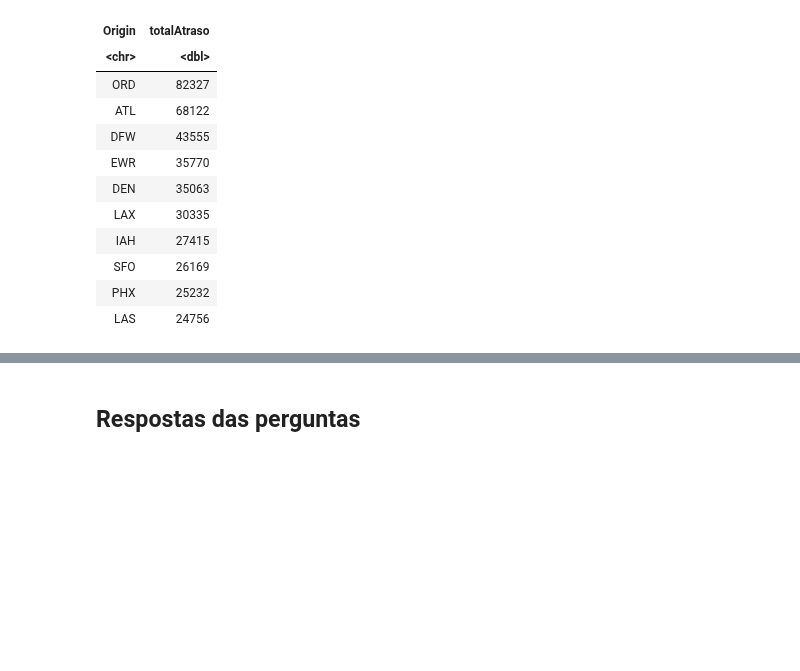
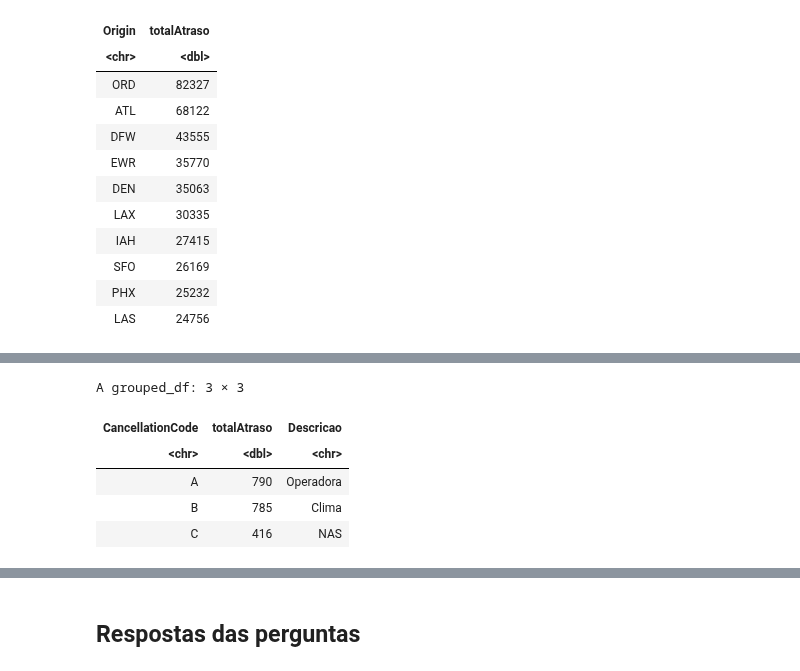
Before and after one commit to Rogerio-mack/Ling-de-Prog-para-Ciencia-de-Dados, a Jupyter notebook: Trilha 6.ipynb, the cells around one changed output, grey strips where cells are left out. Saved outputs shown, nothing was run; the diff lists cells and outputs as text; code cells hidden in the pictures; blank space fills up the shorter version.

Commit message:
Resolução do problema com join

```diff
--- a/Trilha 6.ipynb
+++ b/Trilha 6.ipynb
@@ -337,0 +340,11 @@ A grouped_df: 10 × 2
+# %%
+voosCancelados <- voos2008 %>%
+    select(Cancelled, CancellationCode) %>%
+    filter(Cancelled == 1) %>%
+    group_by(CancellationCode) %>%
+    mutate(totalAtraso = sum(Cancelled)) %>%
+    select(CancellationCode, totalAtraso) %>%
+    unique() %>%
+    arrange(desc(totalAtraso))
+
+head(voosCancelados)
@@ -337,0 +395,9 @@ A grouped_df: 10 × 2
+# %%
+inner_join(x=voosCancelados,y=tiposOcorrencias, by = c("CancellationCode" = "Codigo"))
+# %% [output]
+A grouped_df: 3 × 3
+| CancellationCode | totalAtraso | Descricao |
+| <chr> | <dbl> | <chr> |
+| A | 790 | Operadora |
+| B | 785 | Clima |
+| C | 416 | NAS |
```
Also changed, not shown: parts of 8 cells of this notebook.
